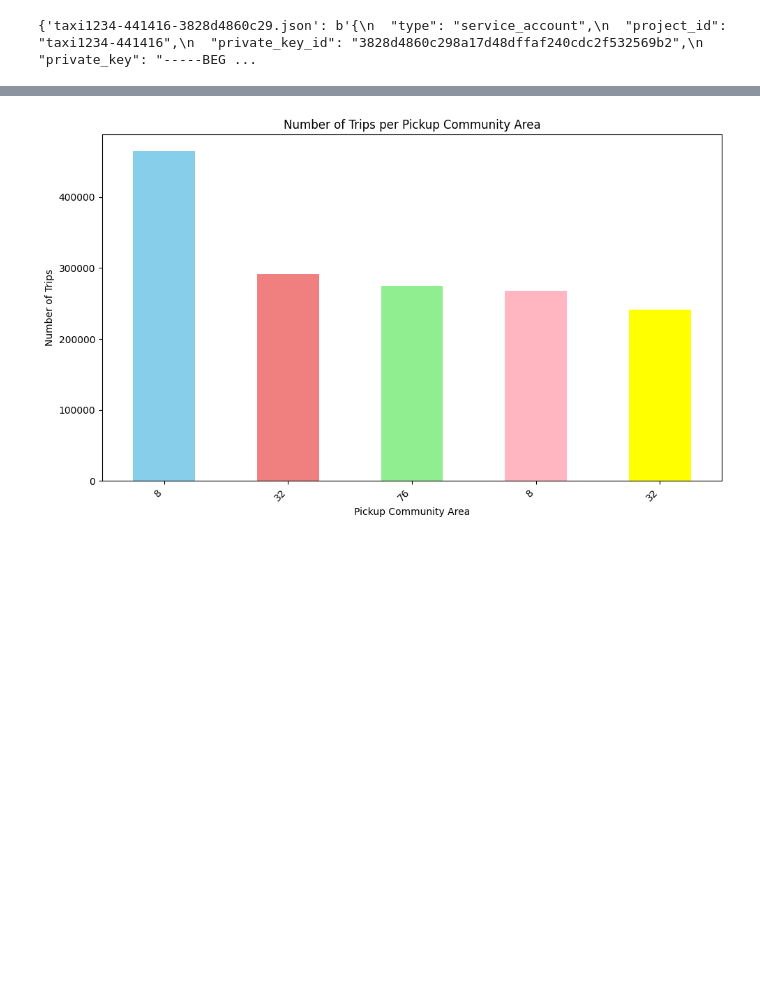
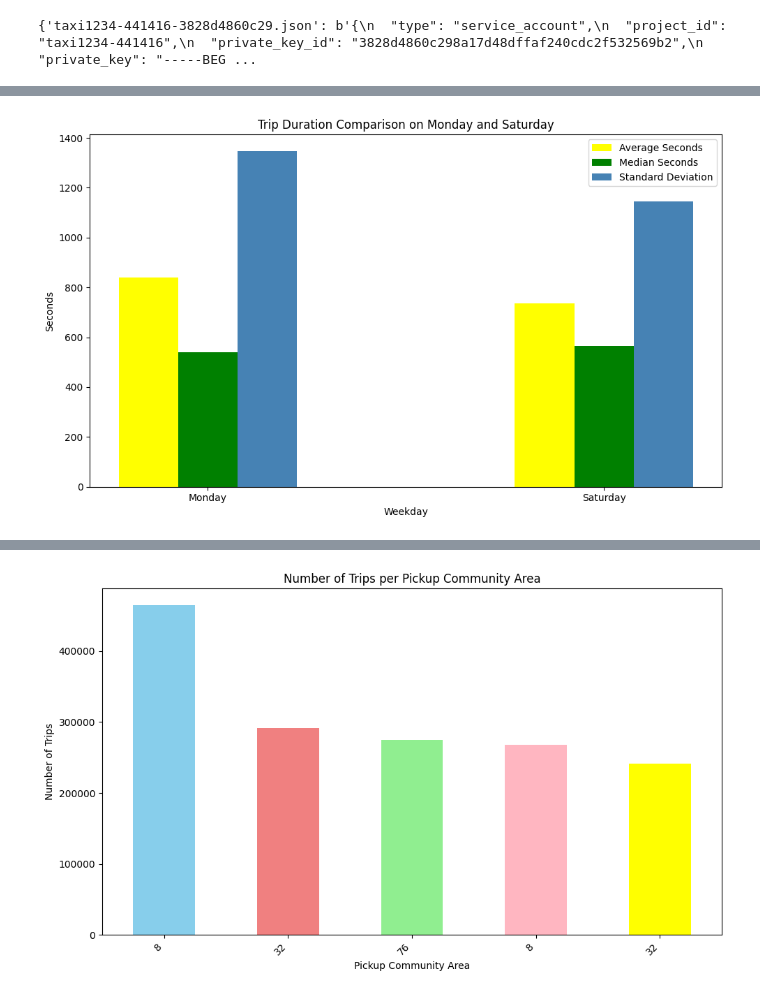
Before and after one commit to jerrydavid17/taxi-trips, a Jupyter notebook: dataeng.ipynb, the cells around one changed output, grey strips where cells are left out. Drawn from its saved outputs; the diff is of its cells as text; code cells hidden in the pictures; blank space fills up the shorter version.

```diff
--- a/dataeng.ipynb
+++ b/dataeng.ipynb
@@ -62,4 +62,5 @@ ORDER BY
 
 
 """
-query_job = client.query(query)
+df1 = client.query(query).to_dataframe()
+df1.head()
@@ -102,3 +71,40 @@ chart
+# %%
+
+import numpy as np
+
+# Data extracted from the DataFrame df1
+weekdays = df1['weekday']  # Corrected column name
+avg_seconds = df1['avg_seconds']  # Corrected column name
+median_seconds = df1['median_seconds']  # Corrected column name
+stddev_seconds = df1['stddev_seconds']  # Corrected column name
+
+# X-axis positions for the bars
+x = np.arange(len(weekdays))
+width = 0.15 # Width of the bars
+
+# Create the figure and the axes
+fig, ax = plt.subplots(figsize=(10, 6))
+
+# Plotting the bars
+bar1 = ax.bar(x - width, avg_seconds, width, label='Average Seconds', color='yellow')
+bar2 = ax.bar(x, median_seconds, width, label='Median Seconds', color='green')
+bar3 = ax.bar(x + width, stddev_seconds, width, label='Standard Deviation', color='steelblue')
+
+# Adding labels and title
+ax.set_xlabel('Weekday')
+ax.set_ylabel('Seconds')
+ax.set_title('Trip Duration Comparison on Monday and Saturday')
+ax.set_xticks(x)
+ax.set_xticklabels(weekdays)
+
+# Adding the legend
+ax.legend()
+
+# Show the plot
+plt.tight_layout()
+plt.show()
+# %% [output]
+[figure, added]
 # %%
 query = """
 SELECT
```
Also changed, not shown: parts of 9 cells of this notebook.
